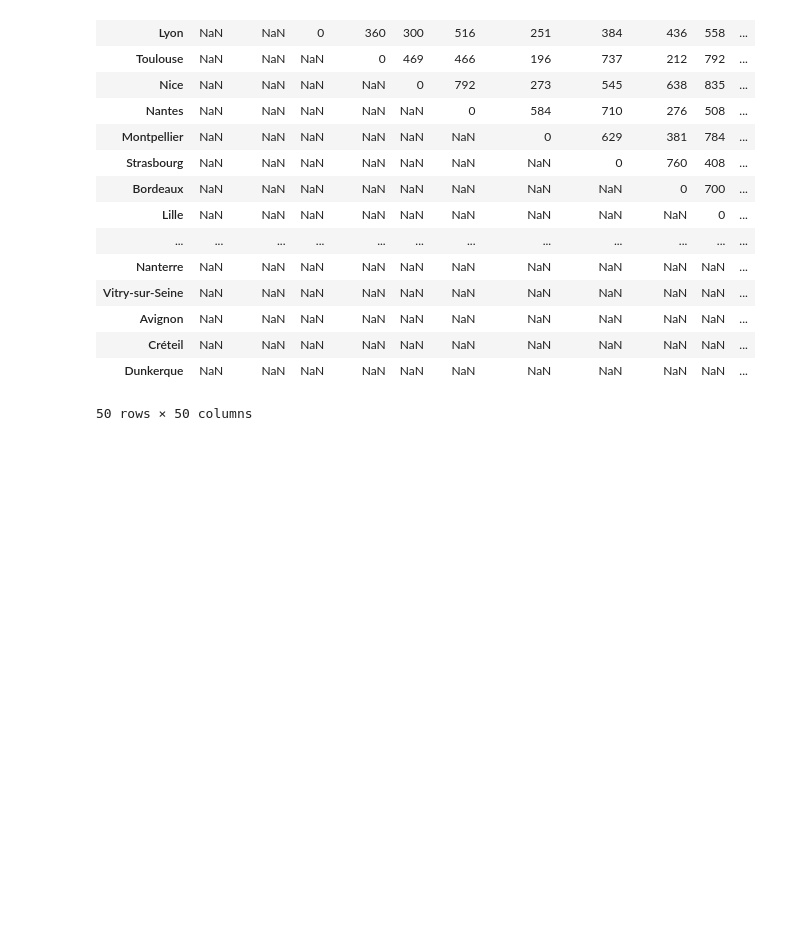
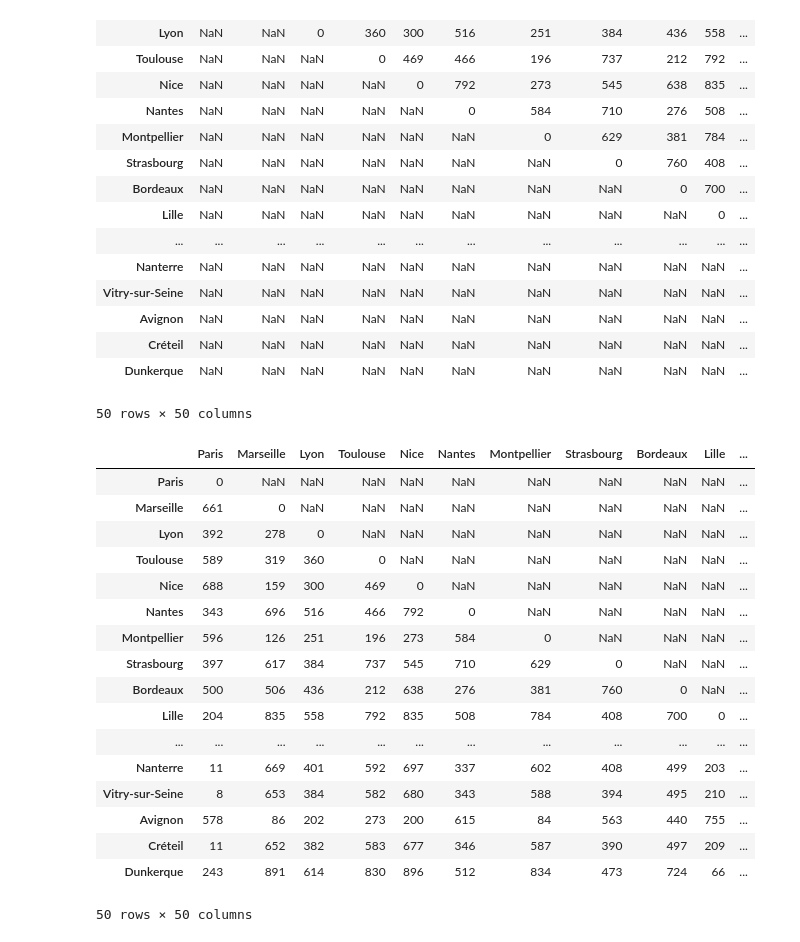
Before and after one commit to MSBigData2019/Benoit_SdeMenthiere, a Jupyter notebook: kit_datascience/Lesson3/cc3_matrice_distance_grdes_villes.ipynb, the cells around one changed output. Drawn from its saved outputs; the diff is of its cells as text; code cells hidden in the pictures; blank space fills up the shorter version.

```diff
--- a/kit_datascience/Lesson3/cc3_matrice_distance_grdes_villes.ipynb
+++ b/kit_datascience/Lesson3/cc3_matrice_distance_grdes_villes.ipynb
@@ -116,3 +64,24 @@ data
 | Créteil | NaN | NaN | NaN | NaN | NaN | NaN | NaN | NaN | NaN | NaN | ... |
 | Dunkerque | NaN | NaN | NaN | NaN | NaN | NaN | NaN | NaN | NaN | NaN | ... |
 50 rows × 50 columns
+# %%
+data.T
+# %% [output]
+|  | Paris | Marseille | Lyon | Toulouse | Nice | Nantes | Montpellier | Strasbourg | Bordeaux | Lille | ... |
+| Paris | 0 | NaN | NaN | NaN | NaN | NaN | NaN | NaN | NaN | NaN | ... |
+| Marseille | 661 | 0 | NaN | NaN | NaN | NaN | NaN | NaN | NaN | NaN | ... |
+| Lyon | 392 | 278 | 0 | NaN | NaN | NaN | NaN | NaN | NaN | NaN | ... |
+| Toulouse | 589 | 319 | 360 | 0 | NaN | NaN | NaN | NaN | NaN | NaN | ... |
+| Nice | 688 | 159 | 300 | 469 | 0 | NaN | NaN | NaN | NaN | NaN | ... |
+| Nantes | 343 | 696 | 516 | 466 | 792 | 0 | NaN | NaN | NaN | NaN | ... |
+| Montpellier | 596 | 126 | 251 | 196 | 273 | 584 | 0 | NaN | NaN | NaN | ... |
+| Strasbourg | 397 | 617 | 384 | 737 | 545 | 710 | 629 | 0 | NaN | NaN | ... |
+| Bordeaux | 500 | 506 | 436 | 212 | 638 | 276 | 381 | 760 | 0 | NaN | ... |
+| Lille | 204 | 835 | 558 | 792 | 835 | 508 | 784 | 408 | 700 | 0 | ... |
+| ... | ... | ... | ... | ... | ... | ... | ... | ... | ... | ... | ... |
+| Nanterre | 11 | 669 | 401 | 592 | 697 | 337 | 602 | 408 | 499 | 203 | ... |
+| Vitry-sur-Seine | 8 | 653 | 384 | 582 | 680 | 343 | 588 | 394 | 495 | 210 | ... |
+| Avignon | 578 | 86 | 202 | 273 | 200 | 615 | 84 | 563 | 440 | 755 | ... |
+| Créteil | 11 | 652 | 382 | 583 | 677 | 346 | 587 | 390 | 497 | 209 | ... |
+| Dunkerque | 243 | 891 | 614 | 830 | 896 | 512 | 834 | 473 | 724 | 66 | ... |
+50 rows × 50 columns
```
Also changed, not shown: parts of 4 cells of this notebook.
